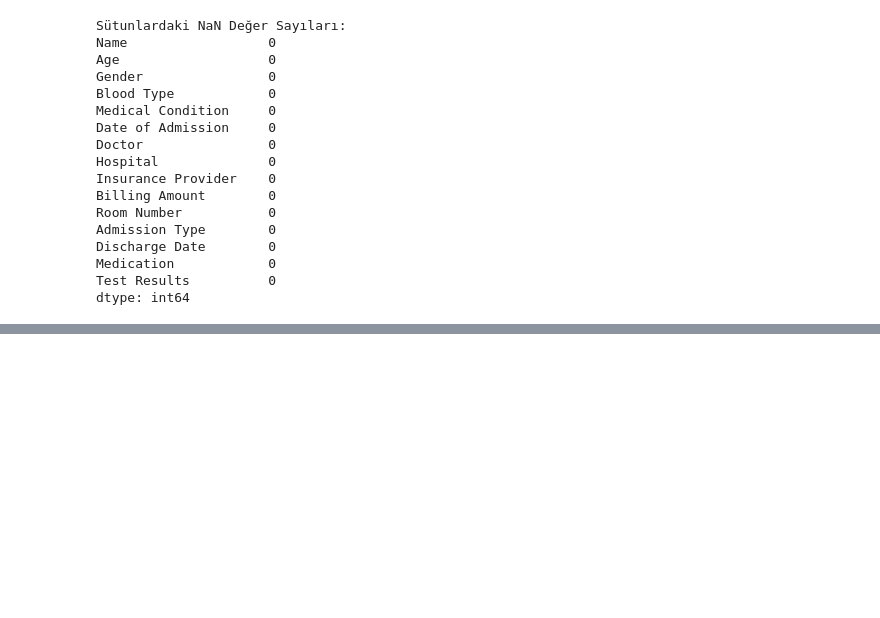
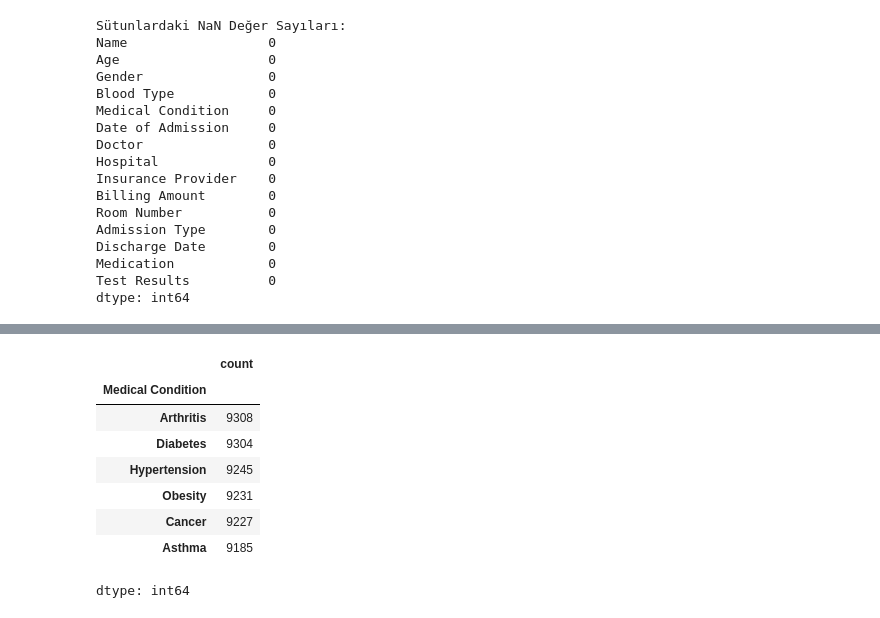
Before and after one commit to elifkaradenizz/sigorta-saglayici-analizi, a Jupyter notebook: SigortaSağlayıcıAnalizi.ipynb, the cells around one changed output, grey strips where cells are left out. Cells and saved outputs as stored; diff of their text form; code cells hidden in the pictures; blank space fills up the shorter version.

```diff
--- a/SigortaSağlayıcıAnalizi.ipynb
+++ b/SigortaSağlayıcıAnalizi.ipynb
@@ -58,0 +145,12 @@ dtype: int64
+# %%
+df["Medical Condition"].value_counts()
+# %% [output]
+|  | count |
+| Medical Condition |  |
+| Arthritis | 9308 |
+| Diabetes | 9304 |
+| Hypertension | 9245 |
+| Obesity | 9231 |
+| Cancer | 9227 |
+| Asthma | 9185 |
+dtype: int64
```
Also changed, not shown: parts of 10 cells of this notebook.
